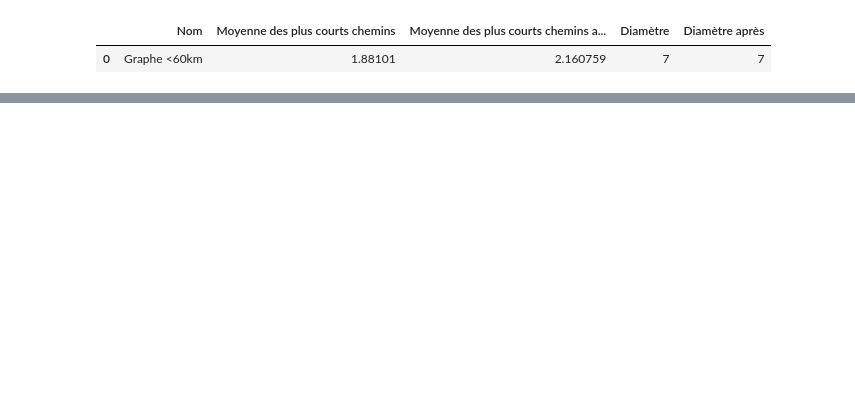
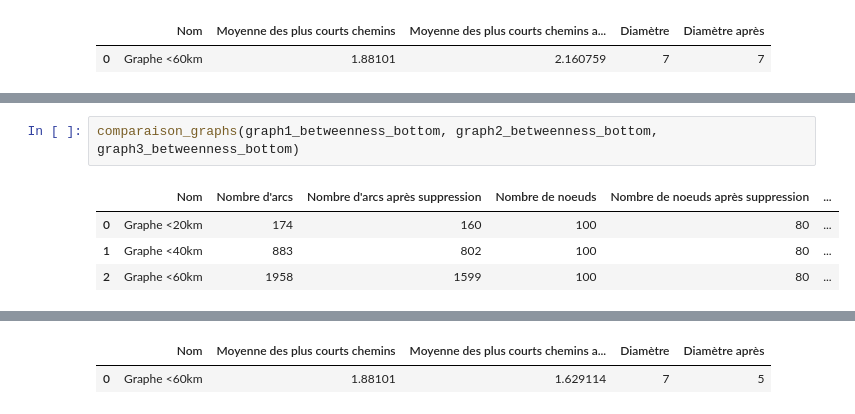
Before and after one commit to Emma-html/projet_reseaux_IA, a Jupyter notebook: partie2 copy.ipynb, the cells around one changed output, grey strips where cells are left out. Drawn from its saved outputs; the diff is of its cells as text; blank space fills up the shorter version.

```diff
--- a/partie2 copy.ipynb
+++ b/partie2 copy.ipynb
@@ -391,0 +432,7 @@ comparaison_graphs(graph1_closeness, graph2_closeness, graph3_closeness)
+# %%
+comparaison_graphs(graph1_betweenness_bottom, graph2_betweenness_bottom, graph3_betweenness_bottom)
+# %% [output]
+|  | Nom | Nombre d'arcs | Nombre d'arcs après suppression | Nombre de noeuds | Nombre de noeuds après suppression | ... |
+| 0 | Graphe <20km | 174 | 160 | 100 | 80 | ... |
+| 1 | Graphe <40km | 883 | 802 | 100 | 80 | ... |
+| 2 | Graphe <60km | 1958 | 1599 | 100 | 80 | ... |
@@ -391,0 +443,2 @@ comparaison_graphs(graph1_closeness, graph2_closeness, graph3_closeness)
+|  | Nom | Moyenne des plus courts chemins | Moyenne des plus courts chemins a... | Diamètre | Diamètre après |
+| 0 | Graphe <60km | 1.88101 | 1.629114 | 7 | 5 |
```
Also changed, not shown: parts of 4 cells of this notebook.
